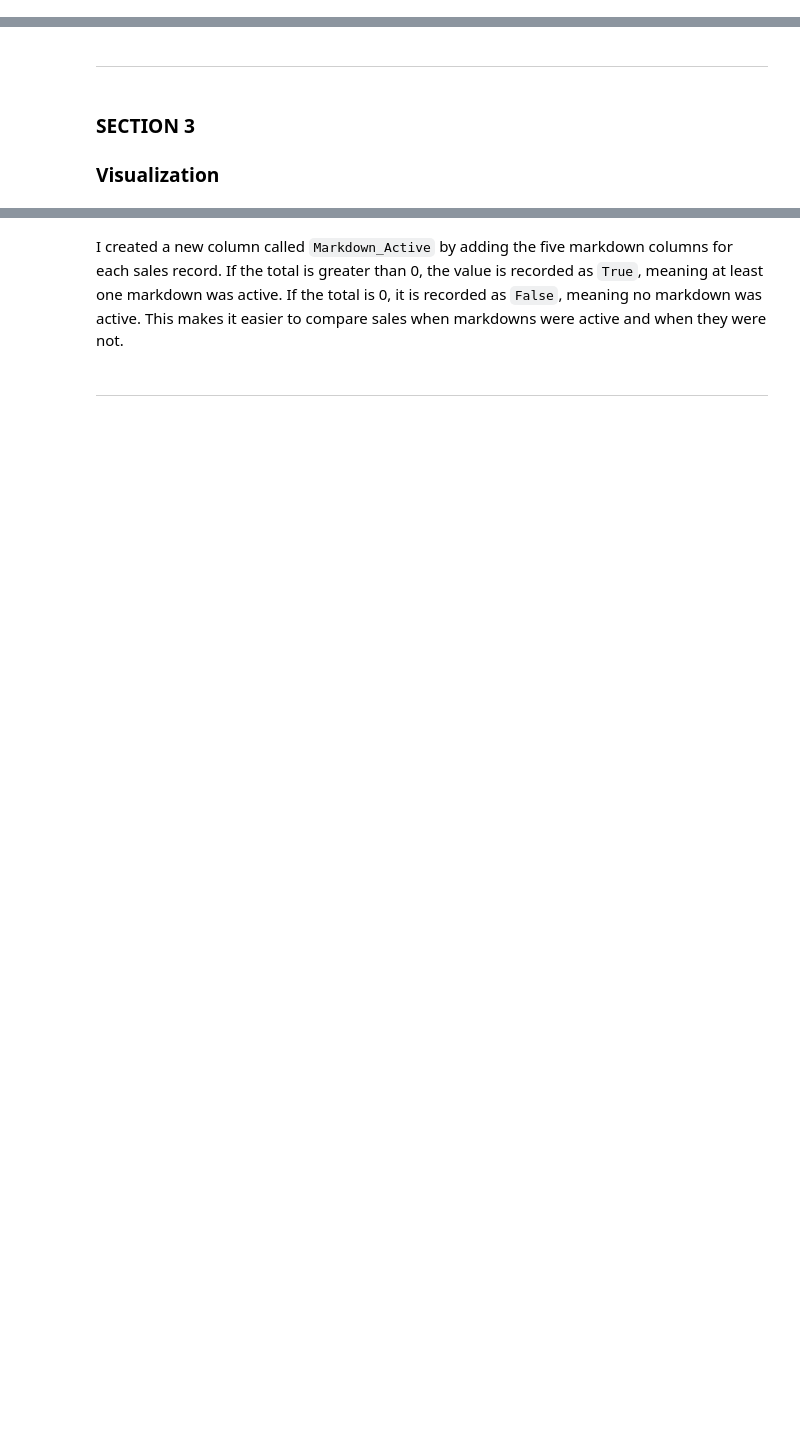
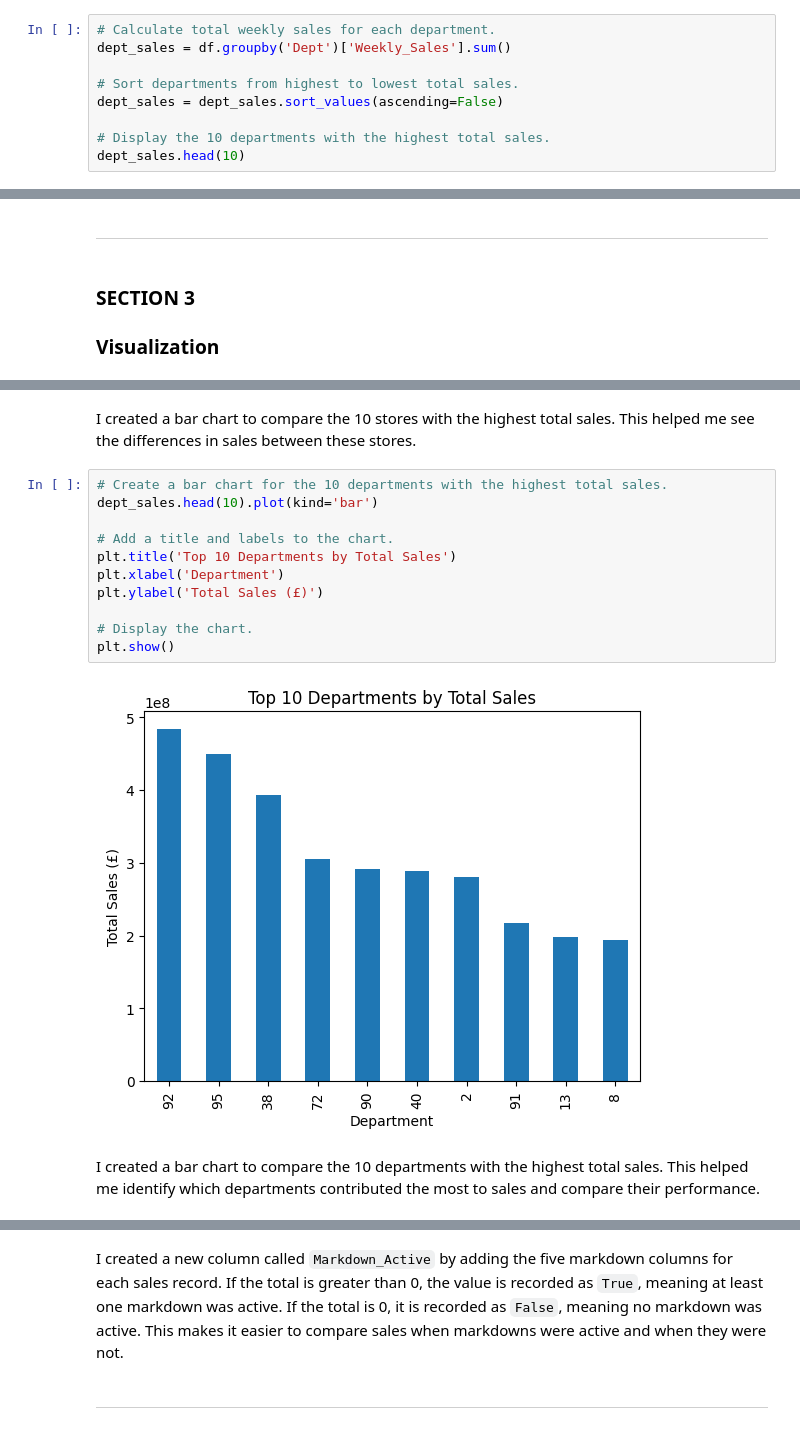
Before and after one commit to yetundeokunlade-commits/retail-sales-analysis, a Jupyter notebook: jupyter_notebooks/Notebook_Template.ipynb, the cells around one changed output, grey strips where cells are left out. Saved outputs shown, nothing was run; the diff lists cells and outputs as text; blank space fills up the shorter version.

```diff
--- a/jupyter_notebooks/Notebook_Template.ipynb
+++ b/jupyter_notebooks/Notebook_Template.ipynb
@@ -1396,0 +1480,9 @@ This calculates the percentage change in average sales between holidays and non-
+# %%
+# Calculate total weekly sales for each department.
+dept_sales = df.groupby('Dept')['Weekly_Sales'].sum()
+
+# Sort departments from highest to lowest total sales.
+dept_sales = dept_sales.sort_values(ascending=False)
+
+# Display the 10 departments with the highest total sales.
+dept_sales.head(10)
@@ -1696,0 +1703,17 @@ df['Markdown_Active'] = (df[markdown_cols].sum(axis=1) > 0)
+# %% [markdown]
+I created a bar chart to compare the 10 stores with the highest total sales. This helped me see the differences in sales between these stores.
+# %%
+# Create a bar chart for the 10 departments with the highest total sales.
+dept_sales.head(10).plot(kind='bar')
+
+# Add a title and labels to the chart.
+plt.title('Top 10 Departments by Total Sales')
+plt.xlabel('Department')
+plt.ylabel('Total Sales (£)')
+
+# Display the chart.
+plt.show()
+# %% [output]
+[figure, added]
+# %% [markdown]
+I created a bar chart to compare the 10 departments with the highest total sales. This helped me identify which departments contributed the most to sales and compare their performance.
```
Also changed, not shown: parts of 519 cells of this notebook, 1 other file.
